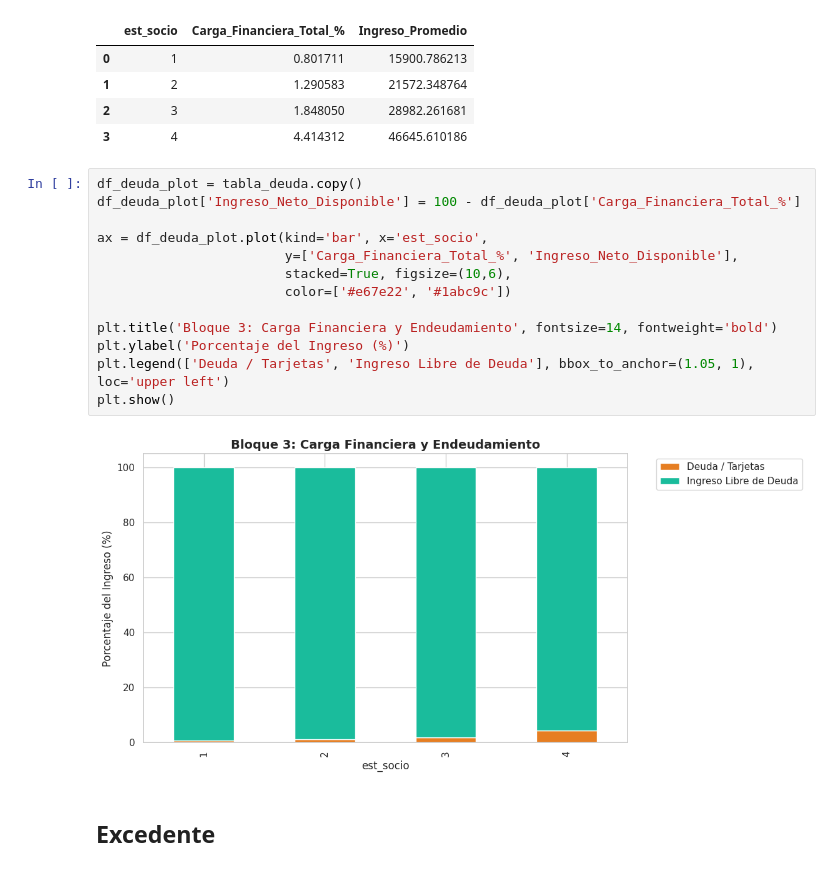
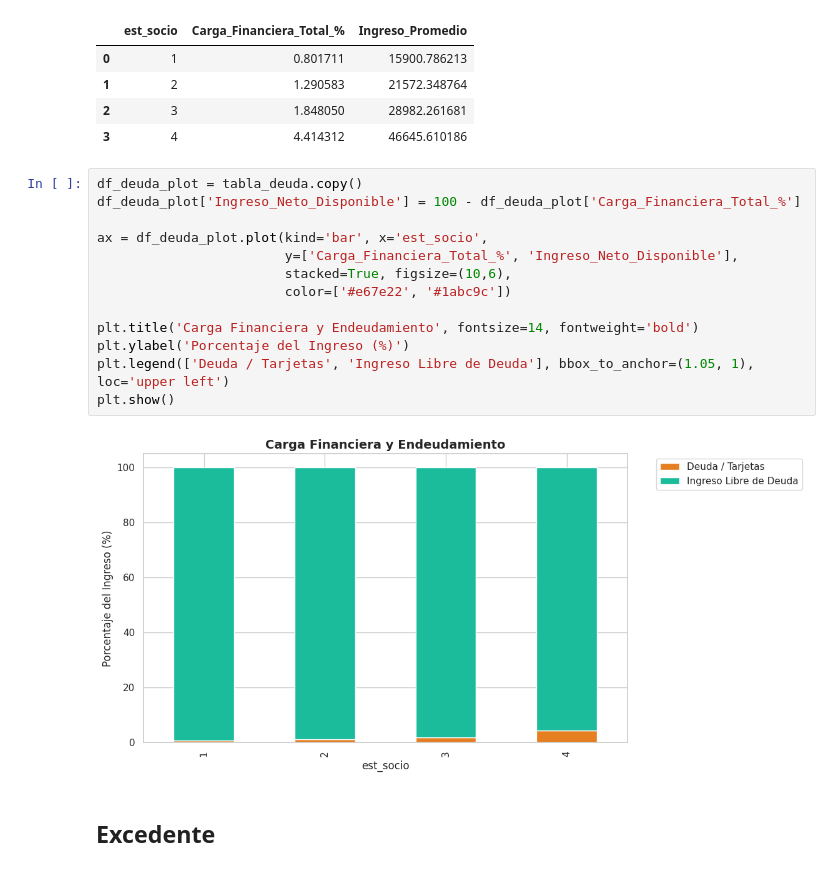
Before and after one commit to SusanaBN30/Tareas, a Jupyter notebook: Proyecto.ipynb, the cells around one changed output. Cells and saved outputs as stored; diff of their text form.

```diff
--- a/Proyecto.ipynb
+++ b/Proyecto.ipynb
@@ -341,18 +341,18 @@ ESTRUCTURA DE ENDEUDAMIENTO
 # %%
 df_deuda_plot = tabla_deuda.copy()
 df_deuda_plot['Ingreso_Neto_Disponible'] = 100 - df_deuda_plot['Carga_Financiera_Total_%']
 
 ax = df_deuda_plot.plot(kind='bar', x='est_socio',
                         y=['Carga_Financiera_Total_%', 'Ingreso_Neto_Disponible'],
                         stacked=True, figsize=(10,6),
                         color=['#e67e22', '#1abc9c'])
 
-plt.title('Bloque 3: Carga Financiera y Endeudamiento', fontsize=14, fontweight='bold')
+plt.title('Carga Financiera y Endeudamiento', fontsize=14, fontweight='bold')
 plt.ylabel('Porcentaje del Ingreso (%)')
 plt.legend(['Deuda / Tarjetas', 'Ingreso Libre de Deuda'], bbox_to_anchor=(1.05, 1), loc='upper left')
 plt.show()
 # %% [output]
-[figure, old version]
+[figure, new version]
 # %% [markdown]
 ## Excedente
 # %%
```
Also changed, not shown: parts of 4 cells of this notebook.
